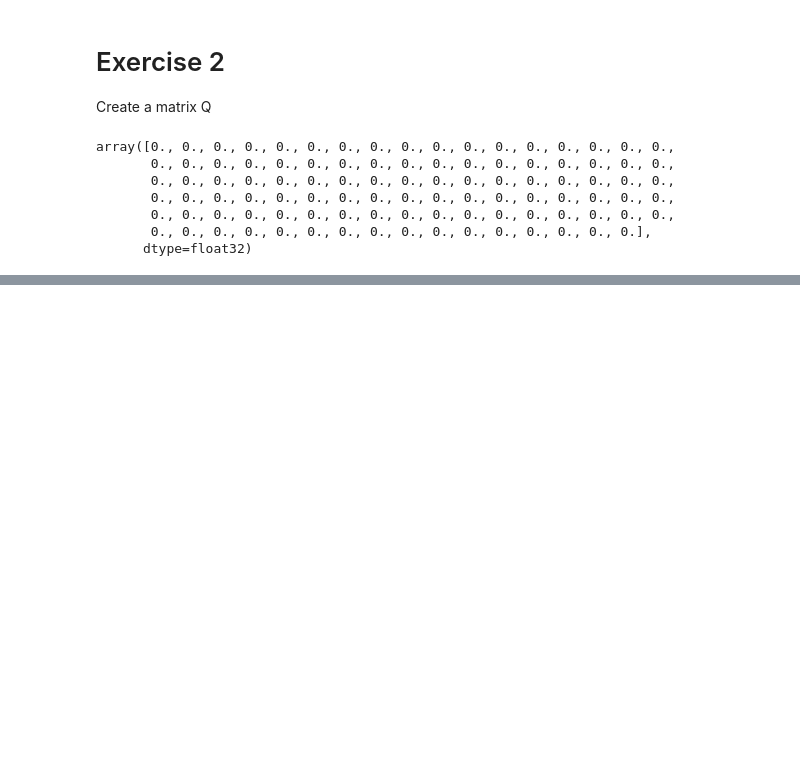
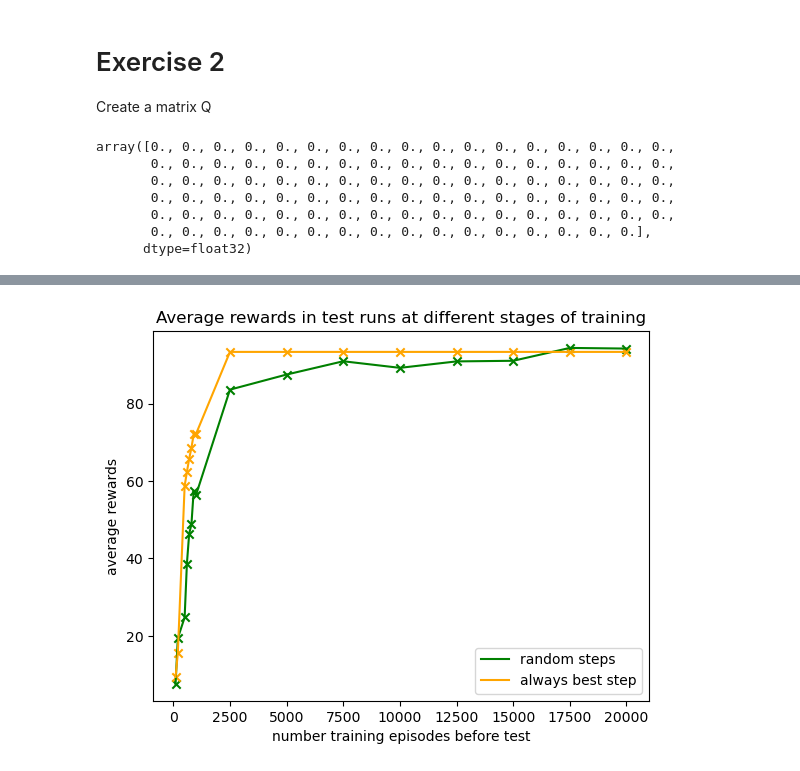
Before and after one commit to jelenameyer/IntroToMachineLearning, a Jupyter notebook: assignments/assignment3/assignment3.ipynb, the cells around one changed output, grey strips where cells are left out. Drawn from its saved outputs; the diff is of its cells as text; code cells hidden in the pictures; blank space fills up the shorter version.

```diff
--- a/assignments/assignment3/assignment3.ipynb
+++ b/assignments/assignment3/assignment3.ipynb
@@ -259,0 +403,23 @@ print(runEpisodeWithUpdatingUtilities())
+# %%
+random.seed(17)
+averageRewardMeansAlwaysBest, matrixQend = runEpisodeWithUpdatingUtilities(alwaysBestSep = True)
+
+random.seed(13)
+averageRewardMeansAlwaysBestSecondPossibility, matrixQend = runEpisodeWithUpdatingUtilities(alwaysBestSep = True)
+# %%
+# visualize average reward
+listWithPointsWhereTorRunTests = [100, 200, 500, 600, 700, 800, 900, 1000, 2500, 5000, 7500, 10000, 12500, 15000, 17500, 20000]
+
+plt.plot(listWithPointsWhereTorRunTests, averageRewardMeansRandom, c="green", label = "random steps")
+plt.scatter(listWithPointsWhereTorRunTests, averageRewardMeansRandom,c='green', marker='x')
+
+plt.plot(listWithPointsWhereTorRunTests, averageRewardMeansAlwaysBest, c="orange", label = "always best step")
+plt.scatter(listWithPointsWhereTorRunTests, averageRewardMeansAlwaysBest, c="orange", marker='x')
+
+plt.title('Average rewards in test runs at different stages of training')
+plt.xlabel("number training episodes before test")
+plt.ylabel("average rewards")
+plt.legend()
+plt.show()
+# %% [output]
+[figure, added]
```
Also changed, not shown: parts of 20 cells of this notebook.
